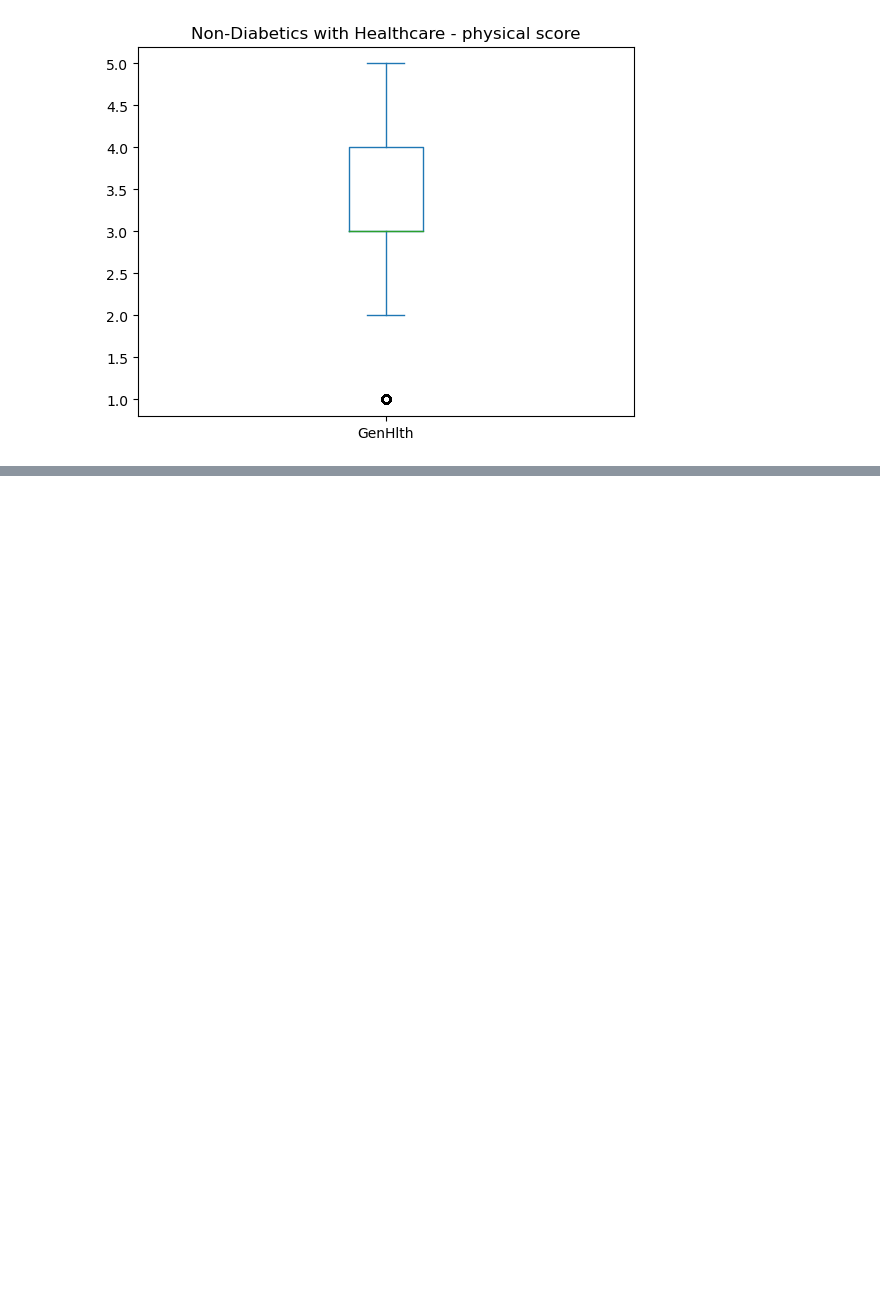
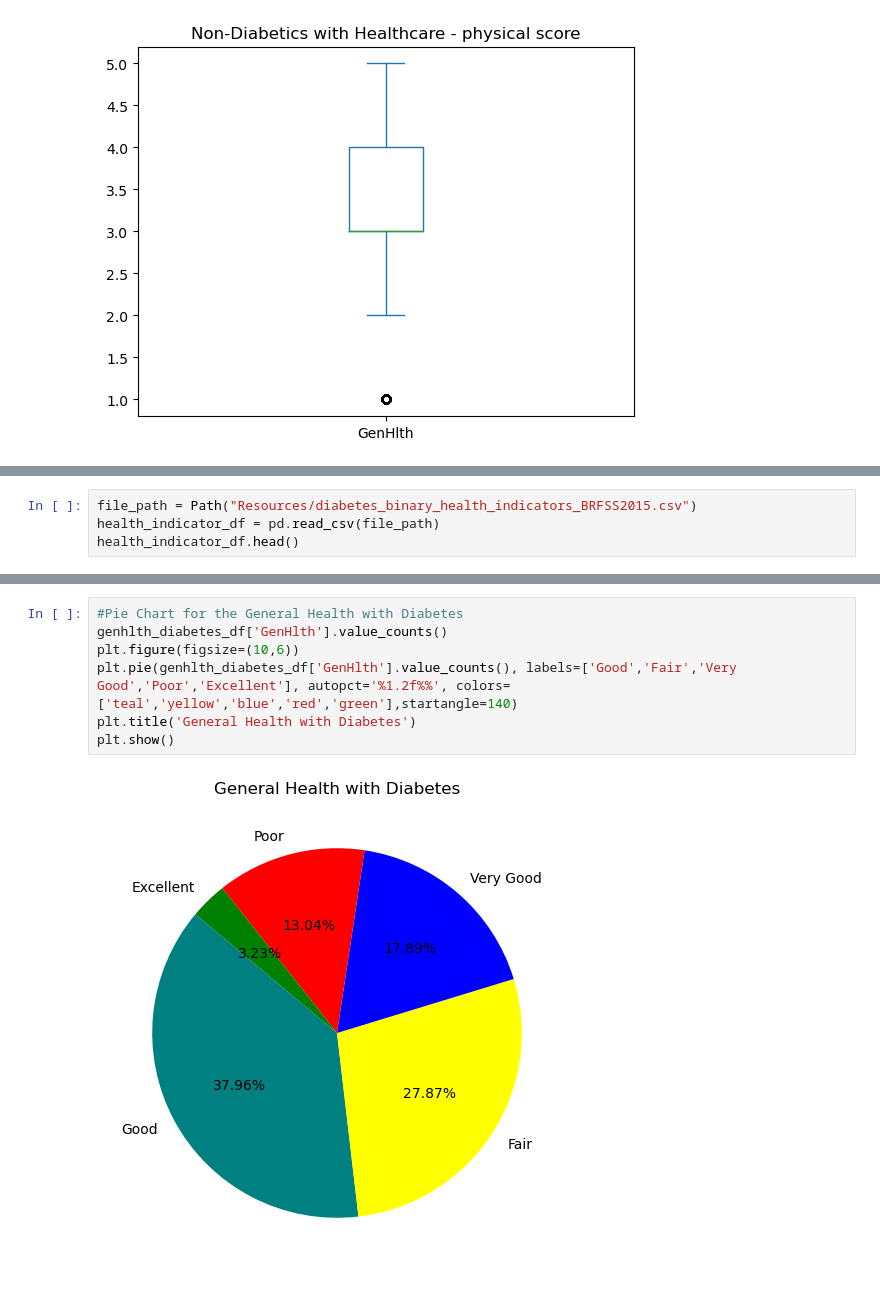
Before and after one commit to michaelz-id/project_1, a Jupyter notebook: Project1_testfile.ipynb, the cells around one changed output, grey strips where cells are left out. Drawn from its saved outputs; the diff is of its cells as text; blank space fills up the shorter version.

```diff
--- a/Project1_testfile.ipynb
+++ b/Project1_testfile.ipynb
@@ -653,0 +663,4 @@ diabetes_gen_health_diabetes4['GenHlth'].plot(kind='box', title='Non-Diabetics w
+# %%
+file_path = Path("Resources/diabetes_binary_health_indicators_BRFSS2015.csv")
+health_indicator_df = pd.read_csv(file_path)
+health_indicator_df.head()
@@ -653,0 +967,9 @@ diabetes_gen_health_diabetes4['GenHlth'].plot(kind='box', title='Non-Diabetics w
+# %%
+#Pie Chart for the General Health with Diabetes
+genhlth_diabetes_df['GenHlth'].value_counts()
+plt.figure(figsize=(10,6))
+plt.pie(genhlth_diabetes_df['GenHlth'].value_counts(), labels=['Good','Fair','Very Good','Poor','Excellent'], autopct='%1.2f%%', colors=['teal','yellow','blue','red','green'],startangle=140)
+plt.title('General Health with Diabetes')
+plt.show()
+# %% [output]
+[figure, added]
```
Also changed, not shown: parts of 67 cells of this notebook.
